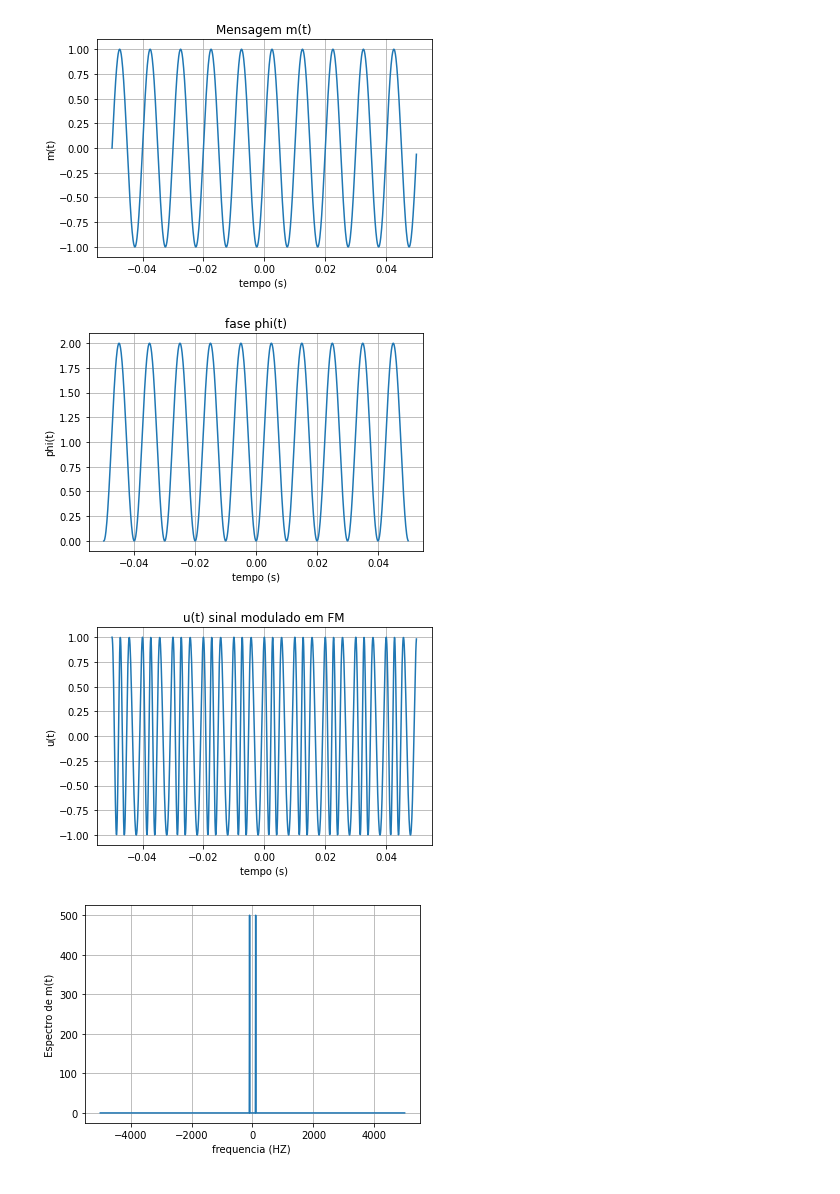
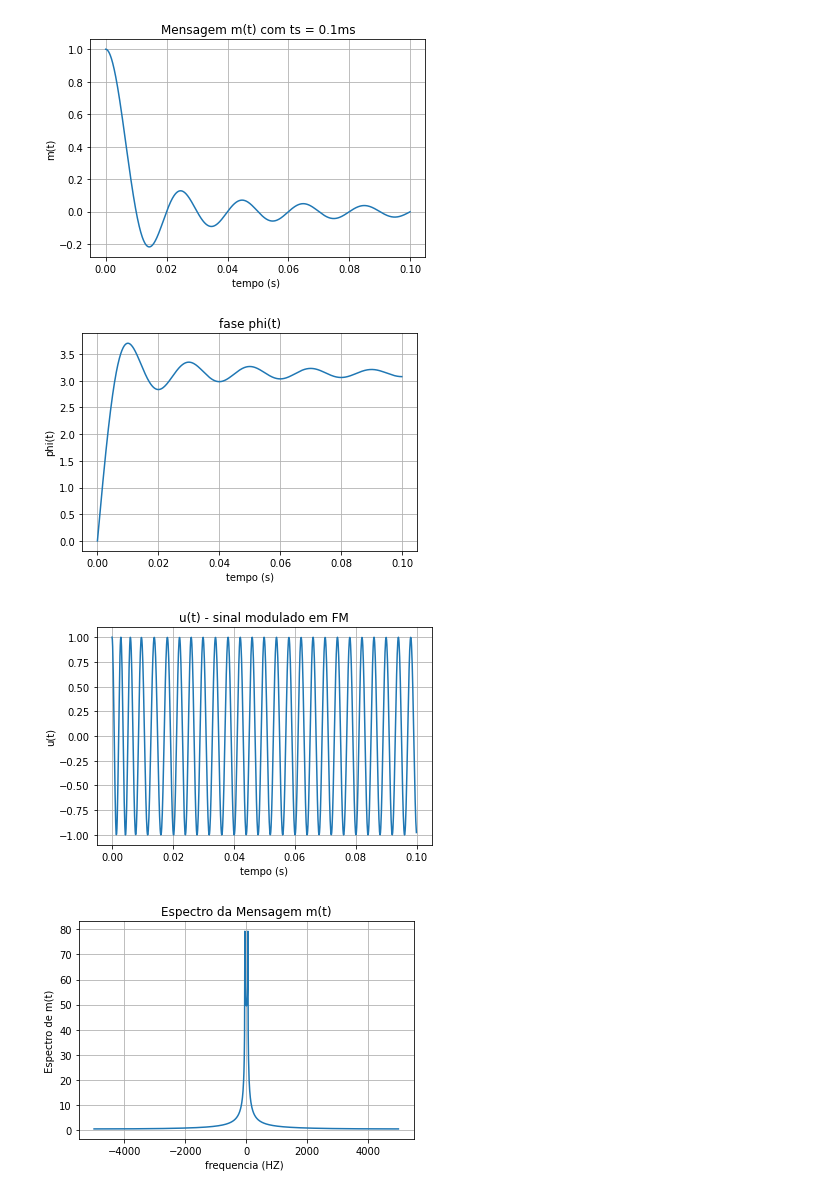
Before and after one commit to mfelippe/Principio-de-Comunica-o, a Jupyter notebook: Sinais AM e FM/Sinais_FM.ipynb, the cells around one changed output. Drawn from its saved outputs; the diff is of its cells as text; code cells hidden in the pictures.

```diff
--- a/Sinais AM e FM/Sinais_FM.ipynb
+++ b/Sinais AM e FM/Sinais_FM.ipynb
@@ -11,25 +11,26 @@ from scipy.signal import butter, lfilter, hilbert
 #parametros da simulação
 ts = 0.0001
 fs = 1/ts
-fc = 300
+fc = 250
 T = 0.1 # tempo de simulação
 N = int(T*fs) #número de pontos
-t = np.linspace(0,N-1,N)*ts - N*ts/2 #linha de tempo deslocada em ts/2
-f  =np.linspace(-fs/2,fs/2,N) #banda de frequencia de amostragem
-kf = 100 #desvido de frequencia
+t = np.linspace(0,N-1,N)*ts #- N*ts/2 linha de tempo deslocada em ts/2
+f  = np.linspace(-fs/2,fs/2,N) #banda de frequencia de amostragem
+kf = 100 #índice de modulação
 # %%
 #mensagem
+#mensagem do tipo sinc(100t)
 fm =100
-m_t =np.sin(2*np.pi*fm*t)
+m_t =np.sinc(fm*t)
 # %%
 plt.plot(t,m_t)
 plt.grid()
-plt.title("Mensagem m(t)")
+plt.title("Mensagem m(t) com ts = 0.1ms")
 plt.xlabel("tempo (s) ")
 plt.ylabel("m(t)")
 plt.show()
 # %% [output]
-[figure, old version]
+[figure, new version]
 # %%
 phi_t = 2*np.pi*kf*scpi.cumtrapz(m_t,t,initial=0) #fase phi(t) para sinal FM
 plt.plot(t,phi_t)
@@ -39,7 +40,7 @@ plt.ylabel('phi(t)')
 plt.title('fase phi(t)')
 plt.show()
 # %% [output]
-[figure, old version]
+[figure, new version]
 # %%
 #sinal FM
 u_t = np.cos(2*np.pi*fc*t + phi_t)
@@ -49,26 +50,27 @@ plt.plot(t,u_t)
 plt.grid()
 plt.xlabel('tempo (s)')
 plt.ylabel('u(t)')
-plt.title('u(t) sinal modulado em FM')
+plt.title('u(t) - sinal modulado em FM')
 plt.show()
 # %% [output]
-[figure, old version]
+[figure, new version]
 # %%
 # <h3> Explicação de sinal modulado <h3/>
 #<p>A frequencia está sendo alterada, ela tem uma regularidade porque o seno tem uma regularidade, o seno
 # que contem a informação,a fase vária de acordo com o ritmo que vária a informação.
 # ajustando o kf consguimos ajustar o descolamento do sinal modulado,kf é disvio maximo de frequencia</p>
 
 #analise em frequencia
 #relação nao linear entre u(t) e m(t)
 M_F = np.fft.fftshift(np.fft.fft(m_t)) #espectro de frequencia da mensagem
 plt.plot(f,np.abs(M_F))
 plt.grid()
 plt.xlabel('frequencia (HZ) ')
 plt.ylabel(' Espectro de m(t) ')
+plt.title('Espectro da Mensagem m(t)')
 plt.show()
 # %% [output]
-[figure, old version]
+[figure, new version]
 # %%
 U_F = np.fft.fftshift(np.fft.fft(u_t)) #espectro de frequencia da mensagem
 plt.plot(f,np.abs(U_F))
```
Also changed, not shown: parts of 8 cells of this notebook.
